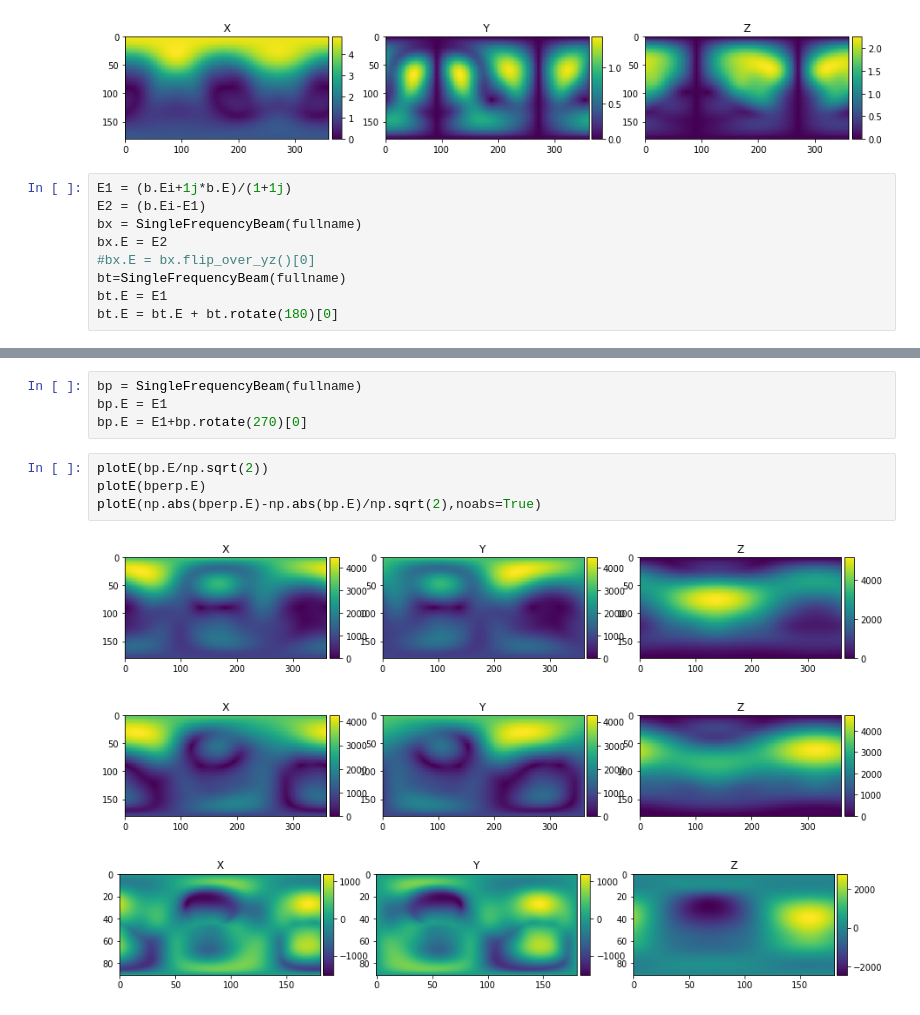
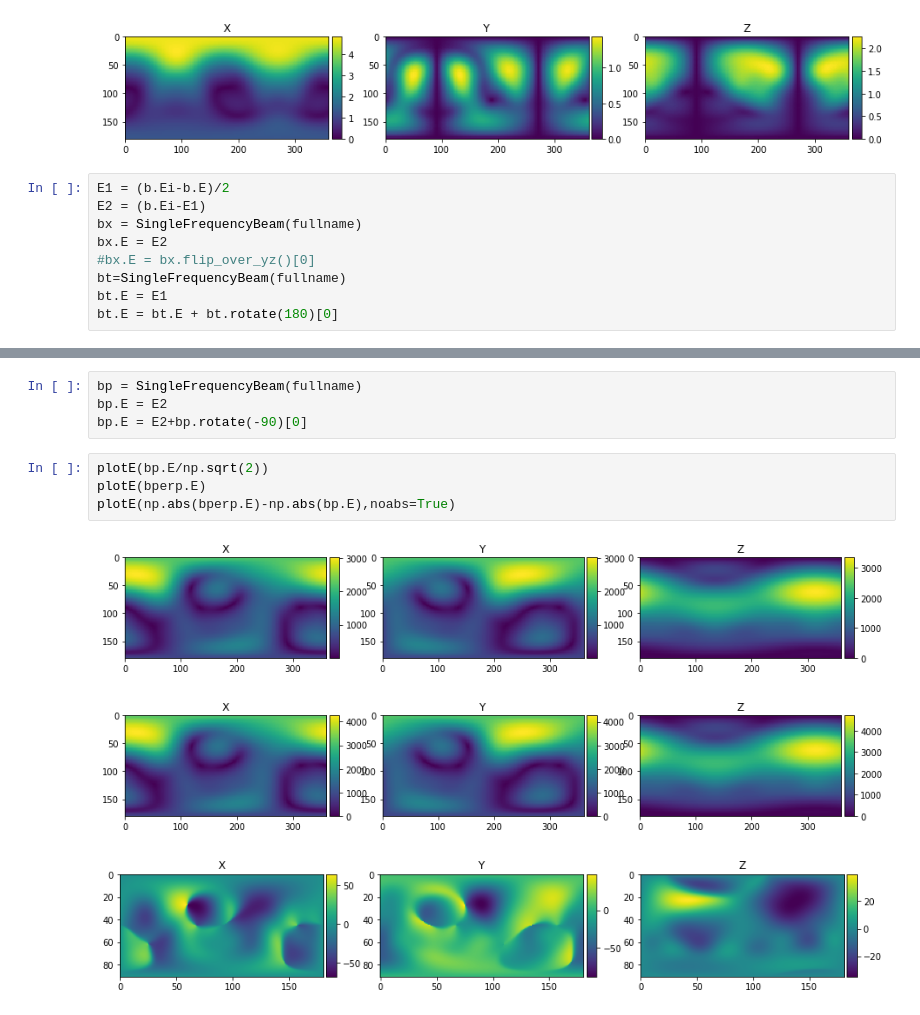
Before and after one commit to lusee-night/AntennaSimResults, a Jupyter notebook: notebooks/first_look.ipynb, the cells around one changed output, grey strips where cells are left out. Cells and saved outputs as stored; diff of their text form.

```diff
--- a/notebooks/first_look.ipynb
+++ b/notebooks/first_look.ipynb
@@ -106,7 +106,7 @@ plotE(Ef-b.E)
 [figure]
 [figure]
 # %%
-E1 = (b.Ei+1j*b.E)/(1+1j)
+E1 = (b.Ei-b.E)/2
 E2 = (b.Ei-E1)
 bx = SingleFrequencyBeam(fullname)
 bx.E = E2
@@ -133,12 +133,12 @@ plotE(np.abs(bt.E)-np.sqrt(2)*np.abs(b.E),noabs=True)
 # %%
 bp = SingleFrequencyBeam(fullname)
-bp.E = E1
-bp.E = E1+bp.rotate(270)[0]
+bp.E = E2
+bp.E = E2+bp.rotate(-90)[0]
 # %%
 plotE(bp.E/np.sqrt(2))
 plotE(bperp.E)
-plotE(np.abs(bperp.E)-np.abs(bp.E)/np.sqrt(2),noabs=True)
+plotE(np.abs(bperp.E)-np.abs(bp.E),noabs=True)
 # %% [output]
-[figure, old version]
+[figure, new version]
 [figure]
-[figure, old version]
+[figure, new version]
```
Also changed, not shown: parts of 2 cells of this notebook.
